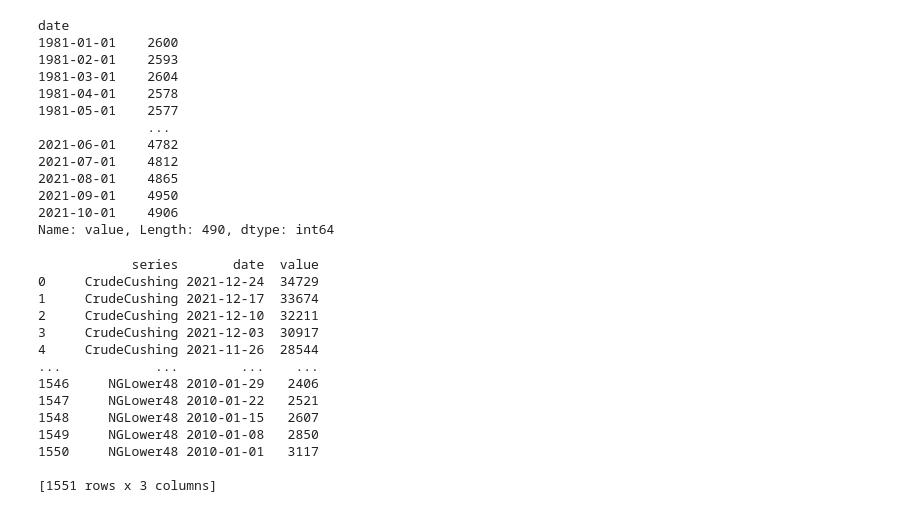
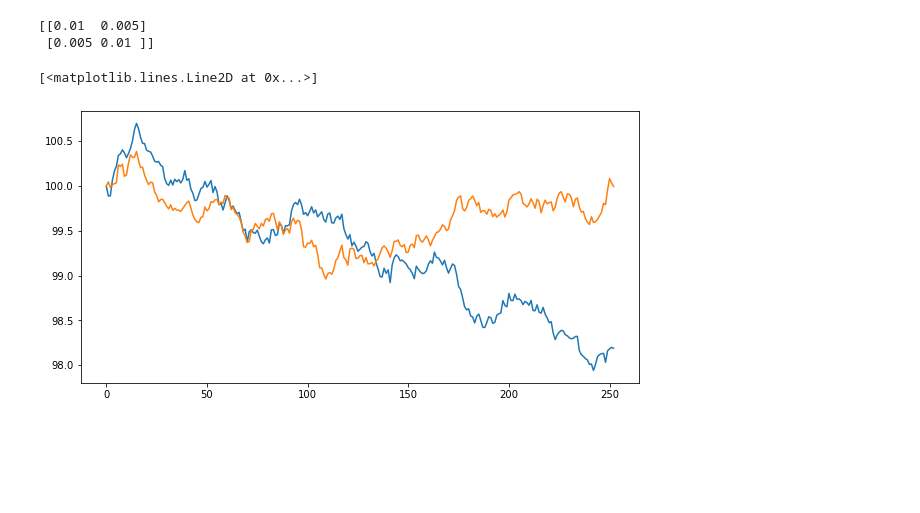
Before and after one commit to bbcho/risktools-dev, a Jupyter notebook: notebooks/testing.ipynb, the cells around one changed output. Drawn from its saved outputs; the diff is of its cells as text; code cells hidden in the pictures; blank space fills up the shorter version.

```diff
--- a/notebooks/testing.ipynb
+++ b/notebooks/testing.ipynb
@@ -37,52 +21,0 @@ pd.testing.assert_series_equal(ac, ts)
-# %%
-ts
-# %% [output]
-date
-1981-01-01    2600
-1981-02-01    2593
-1981-03-01    2604
-1981-04-01    2578
-1981-05-01    2577
-              ...
-2021-06-01    4782
-2021-07-01    4812
-2021-08-01    4865
-2021-09-01    4950
-2021-10-01    4906
-Name: value, Length: 490, dtype: int64
-# %%
-
-ac = _load_json("eia2tidy2.json")
-ac = ac.set_index(["series", "date"]).sort_index().value
-ts = rt.get_eia_df(
-    ["PET.W_EPC0_SAX_YCUOK_MBBL.W", "NG.NW2_EPG0_SWO_R48_BCF.W"], key=up["eia"]
-)
-ts.date = pd.to_datetime(ts.date)
-ts.table_name = ts.table_name.map(
-    {
-        "Cushing, OK Ending Stocks excluding SPR of Crude Oil, Weekly": "CrudeCushing",
-        "Weekly Lower 48 States Natural Gas Working Underground Storage, Weekly": "NGLower48",
-    }
-)
-
-ts = (
-    ts.rename({"table_name": "series"}, axis=1)
-    .set_index(["series", "date"])
-    .sort_index()
-    .value
-)
-# %% [output]
-            series       date  value
-0     CrudeCushing 2021-12-24  34729
-1     CrudeCushing 2021-12-17  33674
-2     CrudeCushing 2021-12-10  32211
-3     CrudeCushing 2021-12-03  30917
-4     CrudeCushing 2021-11-26  28544
-...            ...        ...    ...
-1546     NGLower48 2010-01-29   2406
-1547     NGLower48 2010-01-22   2521
-1548     NGLower48 2010-01-15   2607
-1549     NGLower48 2010-01-08   2850
-1550     NGLower48 2010-01-01   3117
-
-[1551 rows x 3 columns]
@@ -98,0 +22,12 @@ pd.testing.assert_series_equal(ac, ts)
+# %%
+sim = rt.simGBM_MV(s0=[100,100], r=0.0, sigma=[0.1,0.1], T=1, dt=1/252, cor=[[1,0.5],[0.5,1]], sims=100)
+
+fig, ax = plt.subplots(1,1,figsize=(10,5))
+
+ax.plot(sim[:,9,0], label="Asset 1")
+ax.plot(sim[:,9,1], label="Asset 2")
+# %% [output]
+[[0.01  0.005]
+ [0.005 0.01 ]]
+[<matplotlib.lines.Line2D at 0x...>]
+[figure, added]
```
Also changed, not shown: parts of 5 cells of this notebook, 3 other files.
